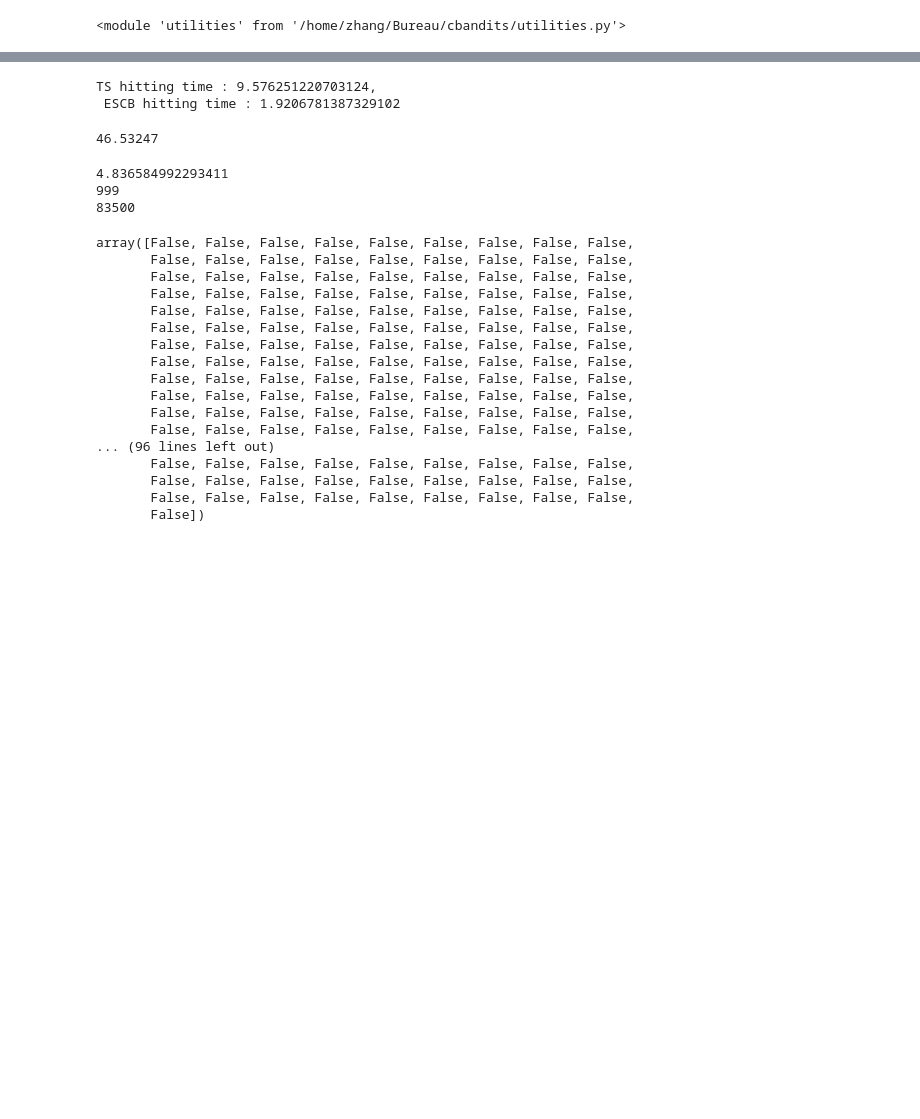
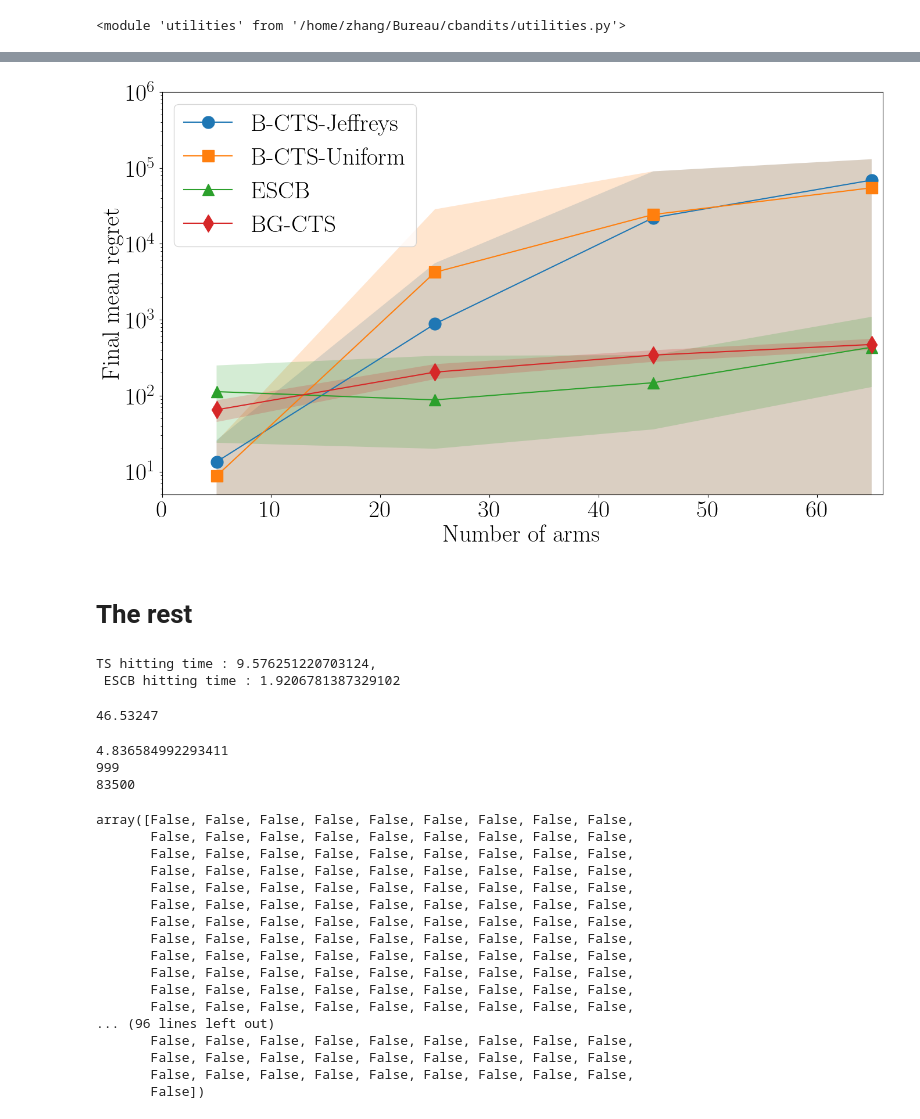
Before and after one commit to RaymZhang/CTS-Mismatched-Paradox, a Jupyter notebook: Testing.ipynb, the cells around one changed output, grey strips where cells are left out. Cells and saved outputs as stored; diff of their text form; code cells hidden in the pictures; blank space fills up the shorter version.

```diff
--- a/Testing.ipynb
+++ b/Testing.ipynb
@@ -921,3 +1220,67 @@ utilities.plot_regret(regretsdict, save = False, paramsdict = paramsdict, bandit
+# %%
+regretsdict2 =  {
+        "B-CTS-Jeffreys" : cTSbetajeffregrets.copy(),
+        "B-CTS-Uniform" : cTSbetauregrets.copy(),
+        "ESCB" : escbregrets.copy(),
+        "BG-CTS" : SGTSregrets.copy()
+        }
+# %%
+plt.style.use('default')
+params = {"ytick.color" : "black",
+          "xtick.color" : "black",
+          "axes.labelcolor" : "black",
+          "axes.edgecolor" : "black",
+          "text.usetex" : True,
+          "font.family" : "serif",
+          "font.serif" : ["Computer Modern Serif"],
+          "font.size" : "30"
+         }
+plt.rcParams.update(params)
+# %%
+markers = ['o','s','^','d','+','*']
+i = 0
+ms = [i//2 for i in ds]
+plt.figure(figsize=(16,9))
+
+for key in regretsdict2:
+
+    regrets = regretsdict2[key]
+    cumregret = np.cumsum(regrets, axis = 2)
+
+    finalregret = cumregret[:,:,-1]
+
+    maxs = []
+    mins = []
+    means = []
+    for di in range(lend):
+
+        sorted = np.argsort(finalregret[di,:])
+        std = np.std(finalregret, axis=1)
+
+        worse = finalregret[di,sorted[int(0.95*N)]]
+        best = finalregret[di,sorted[int(0.05*N)]]
+        mean = np.mean(finalregret[di,:])
+
+        means.append(mean)
+        maxs.append(worse)
+        mins.append(best)
+
+    plt.plot(ms,means, label=key, marker = markers[i], markersize = 15)
+    plt.fill_between(ms, mins, maxs, alpha=0.2)
+    i += 1
+plt.xlabel("Number of arms")
+plt.xticks(fontsize=30)
+plt.ylabel("Final mean regret")
+plt.yticks(fontsize=30)
+plt.legend(loc='upper left', fontsize=30)
+plt.yscale("log")
+plt.ylim(bottom=5, top= 10**6)
+plt.xlim(left = 0, right=66)
+plt.savefig("finalmeanregret.png")
+# %% [output]
+[figure, added]
+# %% [markdown]
+# The rest
 # %%
 nruns = 10**3
 T = 10**5
```
Also changed, not shown: parts of 20 cells of this notebook, 4 other files.
